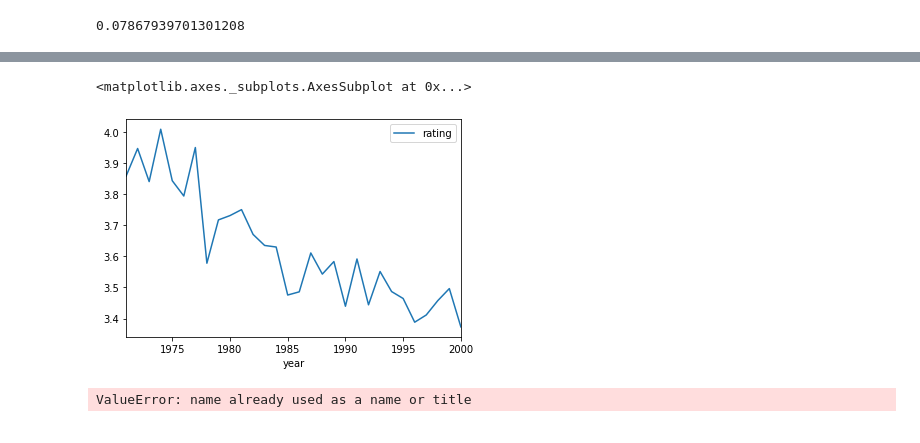
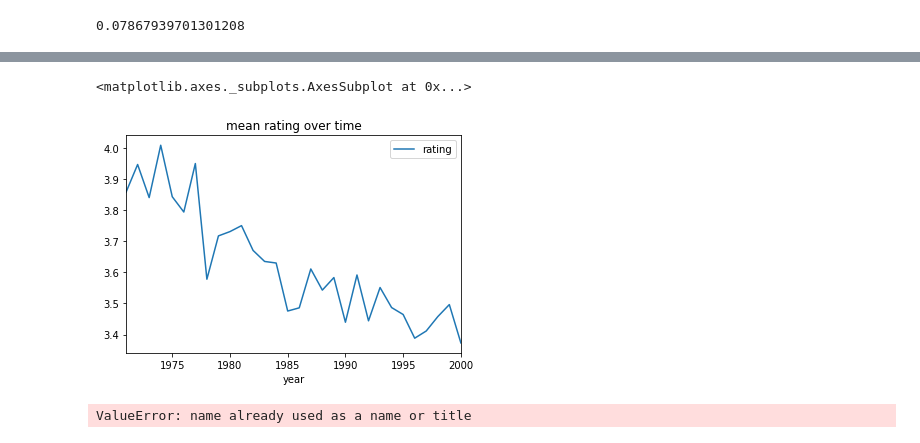
Before and after one commit to NDB333/Python_Practice, a Jupyter notebook: Pandas_Practice.ipynb, the cells around one changed output, grey strips where cells are left out. Cells and saved outputs as stored; diff of their text form; code cells hidden in the pictures.

```diff
--- a/Pandas_Practice.ipynb
+++ b/Pandas_Practice.ipynb
@@ -257,17 +270,17 @@ ValueError: x and y must be the same size
 # %%
 # plot the mean rating for each year on a barchart
 df.head()
 meanplot = df.pivot_table("rating", "year", aggfunc="mean")
 
 # test = df[df["title"]=="'burbs, The (1989)"]["rating"].mean()
 # test
 
 meanplot = pd.DataFrame(meanplot.to_records())
 meanplot["year"] = [int(i) for i in meanplot["year"]]
-meanplot[meanplot["year"]>1970].plot(x="year", y="rating", kind="line")
+meanplot[meanplot["year"]>1970].plot(x="year", y="rating", kind="line", title="mean rating over time")
 # %% [output]
 <matplotlib.axes._subplots.AxesSubplot at 0x...>
-[figure, old version]
+[figure, new version]
 # %%
 # %% [output]
 ValueError: name already used as a name or title
```
Also changed, not shown: parts of 4 cells of this notebook.
